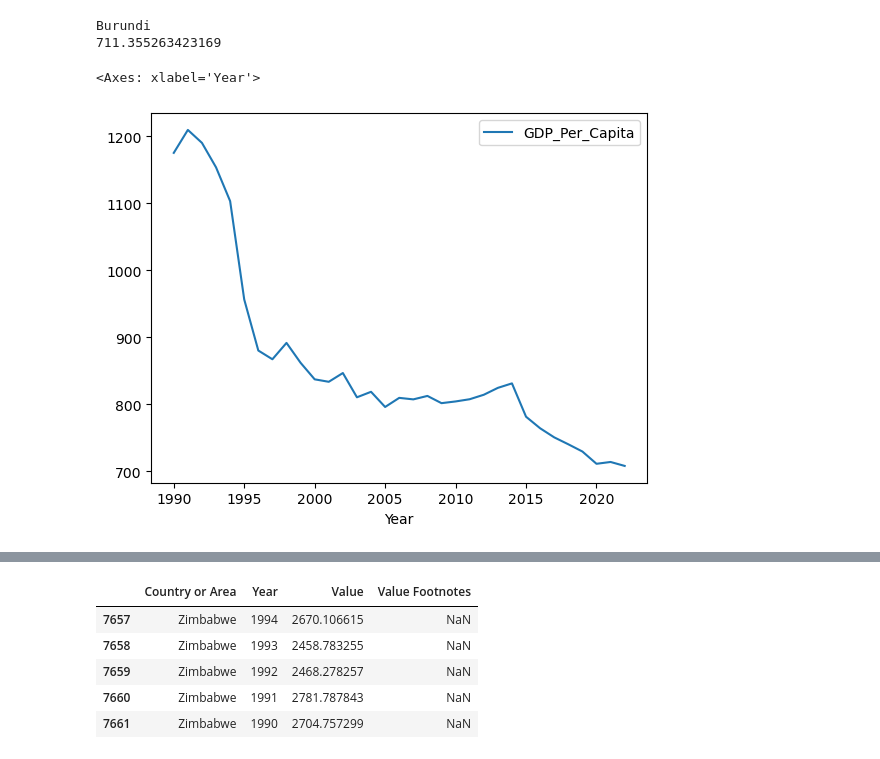
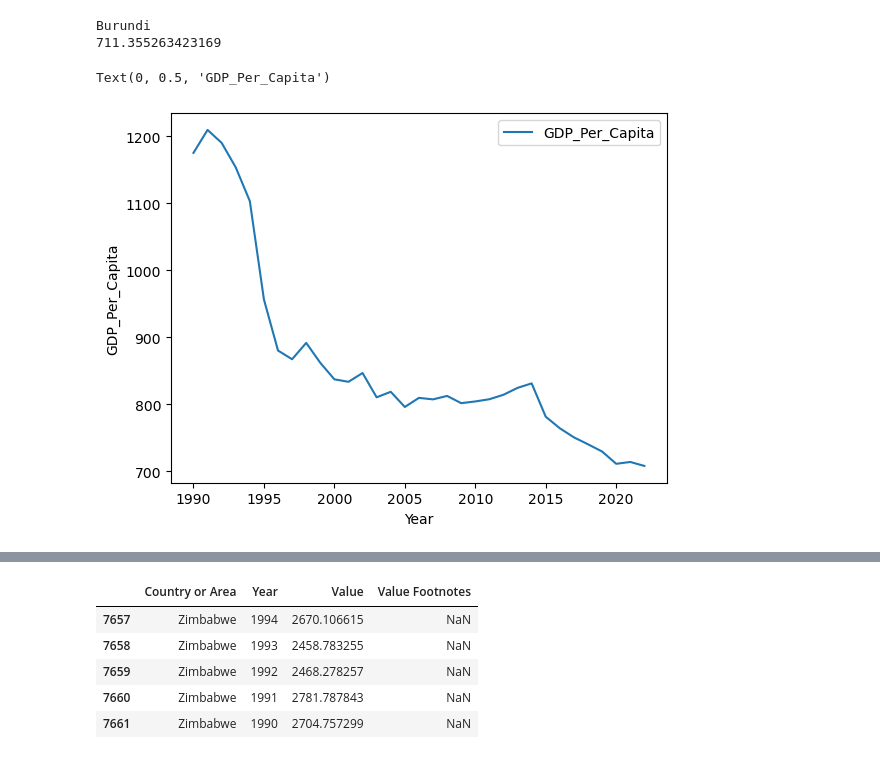
Before and after one commit to NSS-Data-Analytics-Cohort-10/gdp-and-internet-usage-Eliab16, a Jupyter notebook: notebooks/python1.ipynb, the cells around one changed output, grey strips where cells are left out. Drawn from its saved outputs; the diff is of its cells as text; code cells hidden in the pictures.

```diff
--- a/notebooks/python1.ipynb
+++ b/notebooks/python1.ipynb
@@ -208,10 +210,12 @@ Burundi
 # %%
 # Create a plot showing how this country's GDP per capita has changed over the timespan of the dataset
 gdp_Br = gdp_df[gdp_df['Country'] == 'Burundi']
 gdp_Br.plot.line('Year','GDP_Per_Capita')
+plt.xlabel('Year')
+plt.ylabel('GDP_Per_Capita')
 # %% [output]
-<Axes: xlabel='Year'>
+Text(0, 0.5, 'GDP_Per_Capita')
-[figure, old version]
+[figure, new version]
 # %%
 internet_df = pd.read_csv(r'C:\Users\Dell\Documents\gdp-and-internet-usage-Eliab16\notebooks\data\internet_use.csv')
 # %%
```
Also changed, not shown: parts of 7 cells of this notebook.
